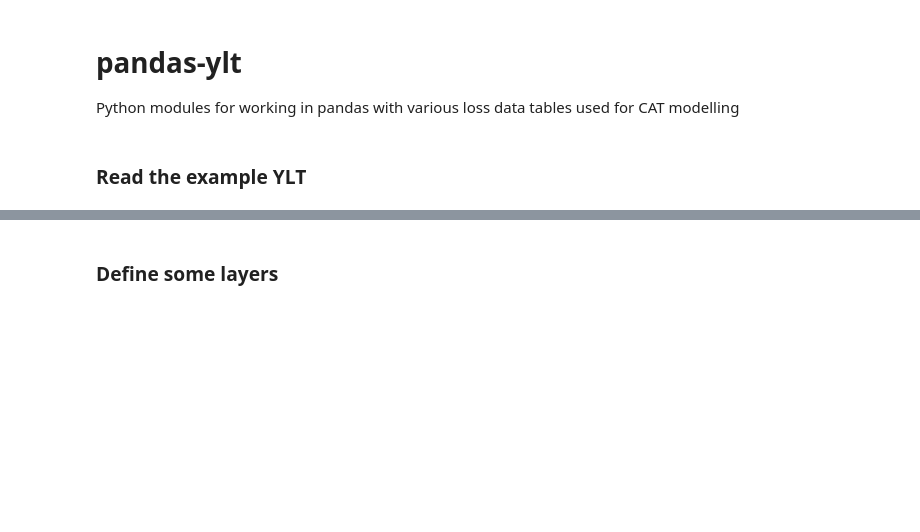
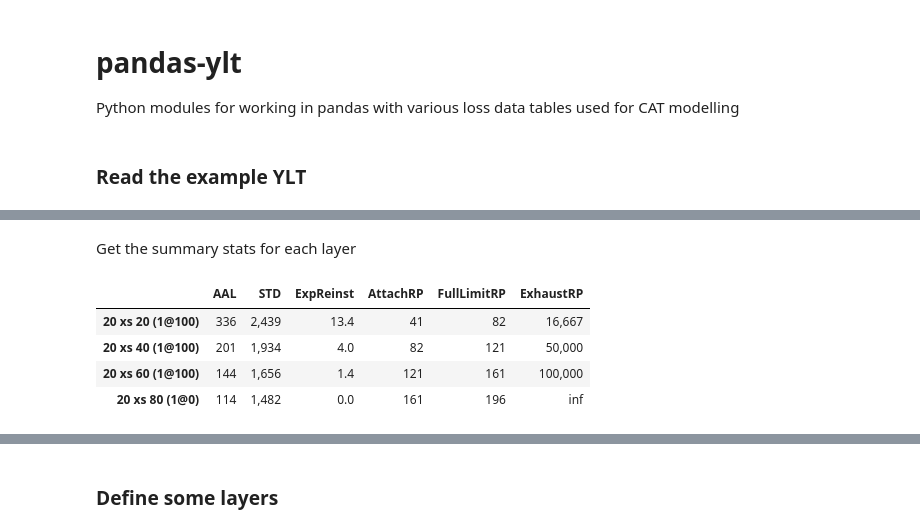
Before and after one commit to iwbailey/pandas-ylt, a Jupyter notebook: yelt_examples_layer_losses.ipynb, the cells around one changed output, grey strips where cells are left out. Cells and saved outputs as stored; diff of their text form; code cells hidden in the pictures; blank space fills up the shorter version.

```diff
--- a/yelt_examples_layer_losses.ipynb
+++ b/yelt_examples_layer_losses.ipynb
@@ -35,0 +39,47 @@ display(yelt.yel.to_summary_stats_series().to_frame().style.format("{:,.0f}"))
+# %%
+layers = {
+    # Layers at 20,000 increments with 1 reinstatement
+    "20 xs 20 (1@100)": Layer(
+        **{"limit": 20000, "xs": 20000, "agg_limit": 40000.0, "reinst_rate": 0.04}
+    ),
+    "20 xs 40 (1@100)": Layer(
+        **{"limit": 20000, "xs": 40000, "agg_limit": 40000.0, "reinst_rate": 0.02}
+    ),
+    "20 xs 60 (1@100)": Layer(
+        **{"limit": 20000, "xs": 60000, "agg_limit": 40000.0, "reinst_rate": 0.01}
+    ),
+    "20 xs 80 (1@0)": Layer(
+        **{"limit": 20000, "xs": 80000, "agg_limit": 40000.0, "reinst_rate": 0.0}
+    ),
+}
+# %% [markdown]
+Get the summary stats for each layer
+# %%
+# Get a separate YLT for each layer
+lyr_yelts = {lyr: layers[lyr].yelt_loss(yelt) for lyr in layers}
+# lyr_yelts
+
+# Calculate the layer stats from the YLTs
+summary_stats = {k:
+ {'AAL': yelt.yel.aal,
+  'STD': yelt.yel.to_ylt().yl.std(),
+  'ExpReinst': yelt.yel.to_ylt().clip(upper=(layers[k].max_reinstated_limit)).yl.aal * layers[k].reinst_rate,
+  'AttachRP': 1 / yelt.yel.to_ylt().yl.prob_of_a_loss,
+  'FullLimitRP': 1 / yelt.yel.to_ylt(is_occurrence=True).yl.loss_exprobs([layers[k].limit])[0],
+  'ExhaustRP': 1 / yelt.yel.to_ylt().yl.loss_exprobs([layers[k].agg_limit])[0],
+ }
+  for k, yelt in lyr_yelts.items()}
+
+# Display the results
+pd.DataFrame(summary_stats).T.style.format({"AAL": "{:,.0f}", 'STD': '{:,.0f}',
+                                            'ExpReinst': '{:.1f}',
+                                            'AttachRP': "{:,.0f}",
+                                            'FullLimitRP': "{:,.0f}",
+                                            'ExhaustRP': "{:,.0f}",
+                                            })
+# %% [output]
+|  | AAL | STD | ExpReinst | AttachRP | FullLimitRP | ExhaustRP |
+| 20 xs 20 (1@100) | 336 | 2,439 | 13.4 | 41 | 82 | 16,667 |
+| 20 xs 40 (1@100) | 201 | 1,934 | 4.0 | 82 | 121 | 50,000 |
+| 20 xs 60 (1@100) | 144 | 1,656 | 1.4 | 121 | 161 | 100,000 |
+| 20 xs 80 (1@0) | 114 | 1,482 | 0.0 | 161 | 196 | inf |
```
Also changed, not shown: parts of 11 cells of this notebook.
